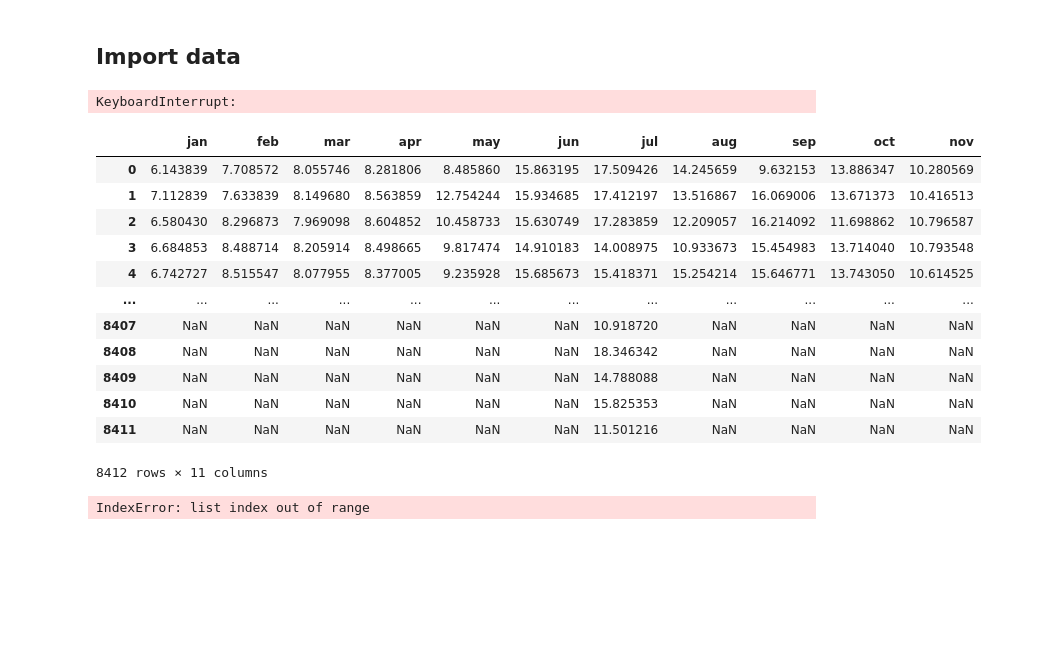
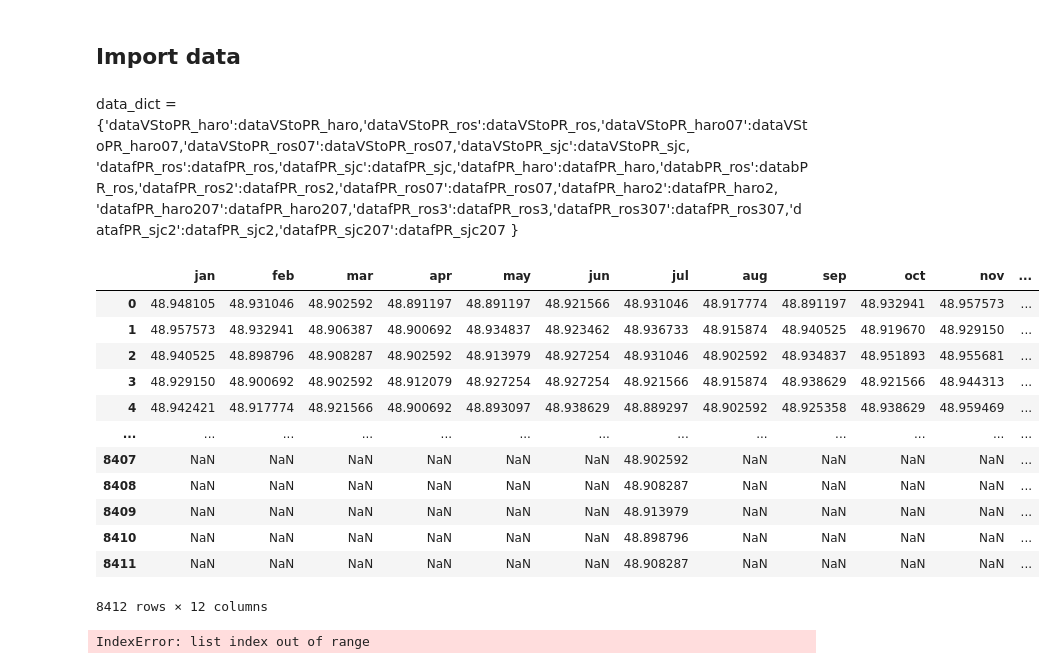
Before and after one commit to SalishSeaCast/analysis-camryn, a Jupyter notebook: Ariane/calculate_monthly_avg.ipynb, the cells around one changed output. Cells and saved outputs as stored; diff of their text form; code cells hidden in the pictures; blank space fills up the shorter version.

Commit message:
calculate monthly average for through_strats from jan-nov 2018

```diff
--- a/Ariane/calculate_monthly_avg.ipynb
+++ b/Ariane/calculate_monthly_avg.ipynb
@@ -17,12 +17,12 @@ from matplotlib.patches import Rectangle
 from IPython.display import Image, display
 import pandas as pd
 # %%
-variables = ['final_salt','final_transp','final_lon','final_lat','final_depth','final_section','final_z','final_temp','init_lon','init_z','init_salt','init_temp','init_transp','final_age','final_dens','init_dens']
+variables = ['final_salt','final_transp','final_lon','final_lat','final_depth','final_section','final_z','final_temp','init_lon','init_z','init_salt','init_temp','init_transp','final_age','final_dens','init_dens','init_lat']
 
 #Function to extract data from 1 section
 def get_secdata(datafile,sectionnum):
 
-    variables = ['final_salt','final_transp','final_lon','final_lat','final_depth','final_section','final_z','final_temp','init_lon','init_z','init_salt','init_temp','init_transp','final_age','final_dens','init_dens']
+    variables = ['final_salt','final_transp','final_lon','final_lat','final_depth','final_section','final_z','final_temp','init_lon','init_z','init_salt','init_temp','init_transp','final_age','final_dens','init_dens','init_lat']
 
     dict_var = {}
 
@@ -207,7 +207,8 @@ df = interp.interp1d(mesh.z,mesh.gdepw_1d) # Interpolate to get same binning sch
 import warnings
 warnings.filterwarnings('ignore', category=RuntimeWarning)
 
-files = ['forpr_ros3','forpr_haro3','forvs_haro3']
+# files = ['forpr_ros3','forpr_haro3','forvs_haro3']
+files = ['forpr_sjc3','forgulf_sjc3','forvs_sjc3','foradm_sjc3']
 namen = ['datafvs']
 
 starttime = 1
@@ -215,7 +216,7 @@ endtime = 24
 sectionnum = [0,1,2,3,4,5,6,7,8]
 
 date = dt.datetime(2018,1,1)
-enddate = dt.datetime(2018,12,29)
+enddate = dt.datetime(2018,12,27)
 
 dates = []
 datelist_vs = []
@@ -349,3 +345,8 @@ data_dict = {'dataVStoPR_haro':dataVStoPR_haro,'dataVStoPR_ros':dataVStoPR_ros,'
+# %% [markdown]
+data_dict = {'dataVStoPR_haro':dataVStoPR_haro,'dataVStoPR_ros':dataVStoPR_ros,'dataVStoPR_haro07':dataVStoPR_haro07,'dataVStoPR_ros07':dataVStoPR_ros07,'dataVStoPR_sjc':dataVStoPR_sjc,
+             'datafPR_ros':datafPR_ros,'datafPR_sjc':datafPR_sjc,'datafPR_haro':datafPR_haro,'databPR_ros':databPR_ros,'datafPR_ros2':datafPR_ros2,'datafPR_ros07':datafPR_ros07,'datafPR_haro2':datafPR_haro2,
+             'datafPR_haro207':datafPR_haro207,'datafPR_ros3':datafPR_ros3,'datafPR_ros307':datafPR_ros307,'datafPR_sjc2':datafPR_sjc2,'datafPR_sjc207':datafPR_sjc207
+             }
 # %%
 ddd = {}
 months = ['jan','feb','mar','apr','may','jun','jul','aug','sep','oct','nov','dec']
@@ -376,7 +377,5 @@ for file in files:
 
                     if datelist_vs[ii].month == month+1:
                         ddd[file][var][section][months[month]].extend(dict_secdata[file][section][date][var].values.tolist())
-# %% [output]
-KeyboardInterrupt:
 # %%
 # #Importing data and calculating section transport
@@ -415,6 +412,8 @@ numrow = np.max([len(ddd['forpr_haro3']['final_transp'][2][month]) for month in
 # %%
+# Combining all months into 1 array
+
 file = 'forpr_ros3'
-var = 'init_temp'
+var = 'init_lat'
 section = 2
 
 numrow = np.max([len(ddd[file][var][section][month]) for month in months])
@@ -429,23 +428,25 @@ for month in months[1:]:
 
 prtoadm_ros_df = pd.DataFrame(prtoadm_ros.T,index=None)
 # %%
-prtoadm_ros_df.to_csv('/ocean/cstang/MOAD/analysis-camryn/combined_from_ariane/prtoadm_ros_inittemp.csv',index=None,header=months)
-test = pd.read_csv('/ocean/cstang/MOAD/analysis-camryn/combined_from_ariane/prtoadm_ros_inittemp.csv')
+#Saving combined data as a csv file
+
+prtoadm_ros_df.to_csv('/ocean/cstang/MOAD/analysis-camryn/combined_from_ariane/prtoadm_ros_initlat.csv',index=None,header=months)
+test = pd.read_csv('/ocean/cstang/MOAD/analysis-camryn/combined_from_ariane/prtoadm_ros_initlat.csv')
 test
 # %% [output]
-|  | jan | feb | mar | apr | may | jun | jul | aug | sep | oct | nov |
-| 0 | 6.143839 | 7.708572 | 8.055746 | 8.281806 | 8.485860 | 15.863195 | 17.509426 | 14.245659 | 9.632153 | 13.886347 | 10.280569 |
-| 1 | 7.112839 | 7.633839 | 8.149680 | 8.563859 | 12.754244 | 15.934685 | 17.412197 | 13.516867 | 16.069006 | 13.671373 | 10.416513 |
-| 2 | 6.580430 | 8.296873 | 7.969098 | 8.604852 | 10.458733 | 15.630749 | 17.283859 | 12.209057 | 16.214092 | 11.698862 | 10.796587 |
-| 3 | 6.684853 | 8.488714 | 8.205914 | 8.498665 | 9.817474 | 14.910183 | 14.008975 | 10.933673 | 15.454983 | 13.714040 | 10.793548 |
-| 4 | 6.742727 | 8.515547 | 8.077955 | 8.377005 | 9.235928 | 15.685673 | 15.418371 | 15.254214 | 15.646771 | 13.743050 | 10.614525 |
-| ... | ... | ... | ... | ... | ... | ... | ... | ... | ... | ... | ... |
-| 8407 | NaN | NaN | NaN | NaN | NaN | NaN | 10.918720 | NaN | NaN | NaN | NaN |
-| 8408 | NaN | NaN | NaN | NaN | NaN | NaN | 18.346342 | NaN | NaN | NaN | NaN |
-| 8409 | NaN | NaN | NaN | NaN | NaN | NaN | 14.788088 | NaN | NaN | NaN | NaN |
-| 8410 | NaN | NaN | NaN | NaN | NaN | NaN | 15.825353 | NaN | NaN | NaN | NaN |
-| 8411 | NaN | NaN | NaN | NaN | NaN | NaN | 11.501216 | NaN | NaN | NaN | NaN |
+|  | jan | feb | mar | apr | may | jun | jul | aug | sep | oct | nov | ... |
+| 0 | 48.948105 | 48.931046 | 48.902592 | 48.891197 | 48.891197 | 48.921566 | 48.931046 | 48.917774 | 48.891197 | 48.932941 | 48.957573 | ... |
+| 1 | 48.957573 | 48.932941 | 48.906387 | 48.900692 | 48.934837 | 48.923462 | 48.936733 | 48.915874 | 48.940525 | 48.919670 | 48.929150 | ... |
+| 2 | 48.940525 | 48.898796 | 48.908287 | 48.902592 | 48.913979 | 48.927254 | 48.931046 | 48.902592 | 48.934837 | 48.951893 | 48.955681 | ... |
+| 3 | 48.929150 | 48.900692 | 48.902592 | 48.912079 | 48.927254 | 48.927254 | 48.921566 | 48.915874 | 48.938629 | 48.921566 | 48.944313 | ... |
+| 4 | 48.942421 | 48.917774 | 48.921566 | 48.900692 | 48.893097 | 48.938629 | 48.889297 | 48.902592 | 48.925358 | 48.938629 | 48.959469 | ... |
+| ... | ... | ... | ... | ... | ... | ... | ... | ... | ... | ... | ... | ... |
+| 8407 | NaN | NaN | NaN | NaN | NaN | NaN | 48.902592 | NaN | NaN | NaN | NaN | ... |
+| 8408 | NaN | NaN | NaN | NaN | NaN | NaN | 48.908287 | NaN | NaN | NaN | NaN | ... |
+| 8409 | NaN | NaN | NaN | NaN | NaN | NaN | 48.913979 | NaN | NaN | NaN | NaN | ... |
+| 8410 | NaN | NaN | NaN | NaN | NaN | NaN | 48.898796 | NaN | NaN | NaN | NaN | ... |
+| 8411 | NaN | NaN | NaN | NaN | NaN | NaN | 48.908287 | NaN | NaN | NaN | NaN | ... |
-8412 rows × 11 columns
+8412 rows × 12 columns
 # %%
 lonWpr = 260
 lonEpr = 310
```
Also changed, not shown: parts of 14 cells of this notebook.
